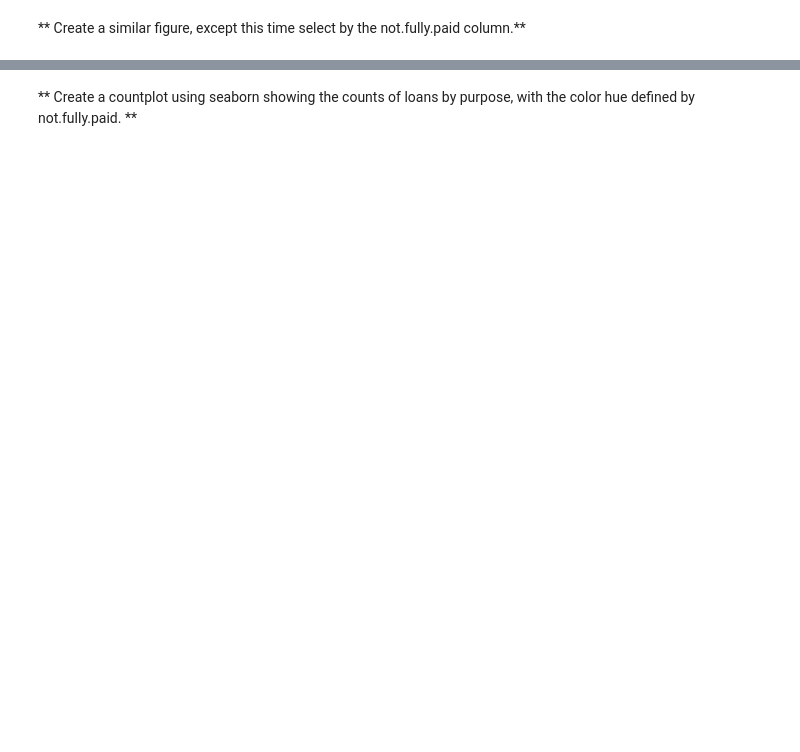
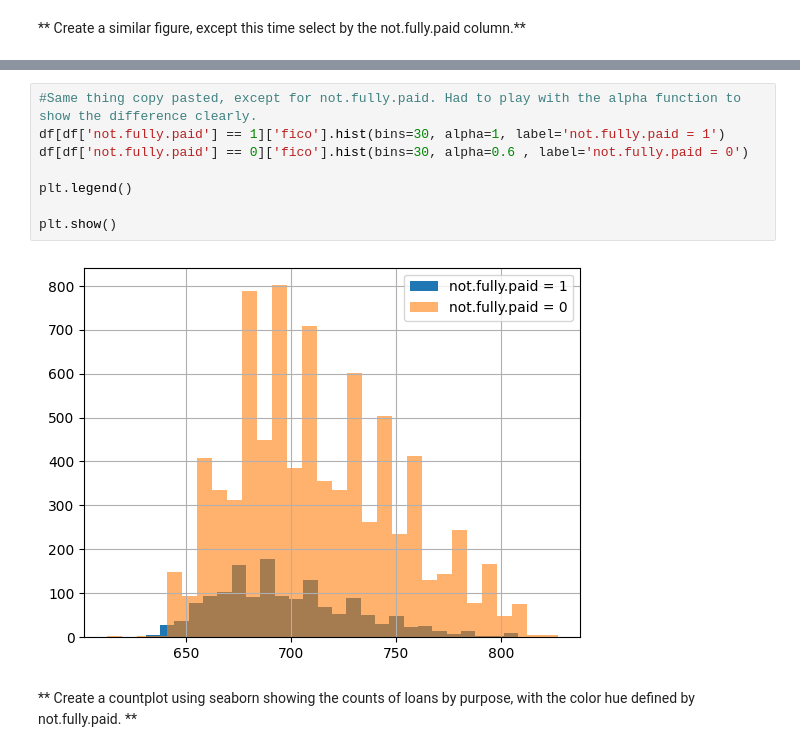
Before and after one commit to AbdulazizSGH/6MY01_ARTI308, a Jupyter notebook: lab-9.ipynb, the cells around one changed output, grey strips where cells are left out. Cells and saved outputs as stored; diff of their text form; blank space fills up the shorter version.

```diff
--- a/lab-9.ipynb
+++ b/lab-9.ipynb
@@ -99,2 +106,12 @@ Let's do some data visualization! We'll use seaborn and pandas built-in plotting
+# %%
+#Same thing copy pasted, except for not.fully.paid. Had to play with the alpha function to show the difference clearly.
+df[df['not.fully.paid'] == 1]['fico'].hist(bins=30, alpha=1, label='not.fully.paid = 1')
+df[df['not.fully.paid'] == 0]['fico'].hist(bins=30, alpha=0.6 , label='not.fully.paid = 0')
+
+plt.legend()
+
+plt.show()
+# %% [output]
+[figure, added]
 # %% [markdown]
 ** Create a countplot using seaborn showing the counts of loans by purpose, with the color hue defined by not.fully.paid. **
```
Also changed, not shown: parts of 40 cells of this notebook.
